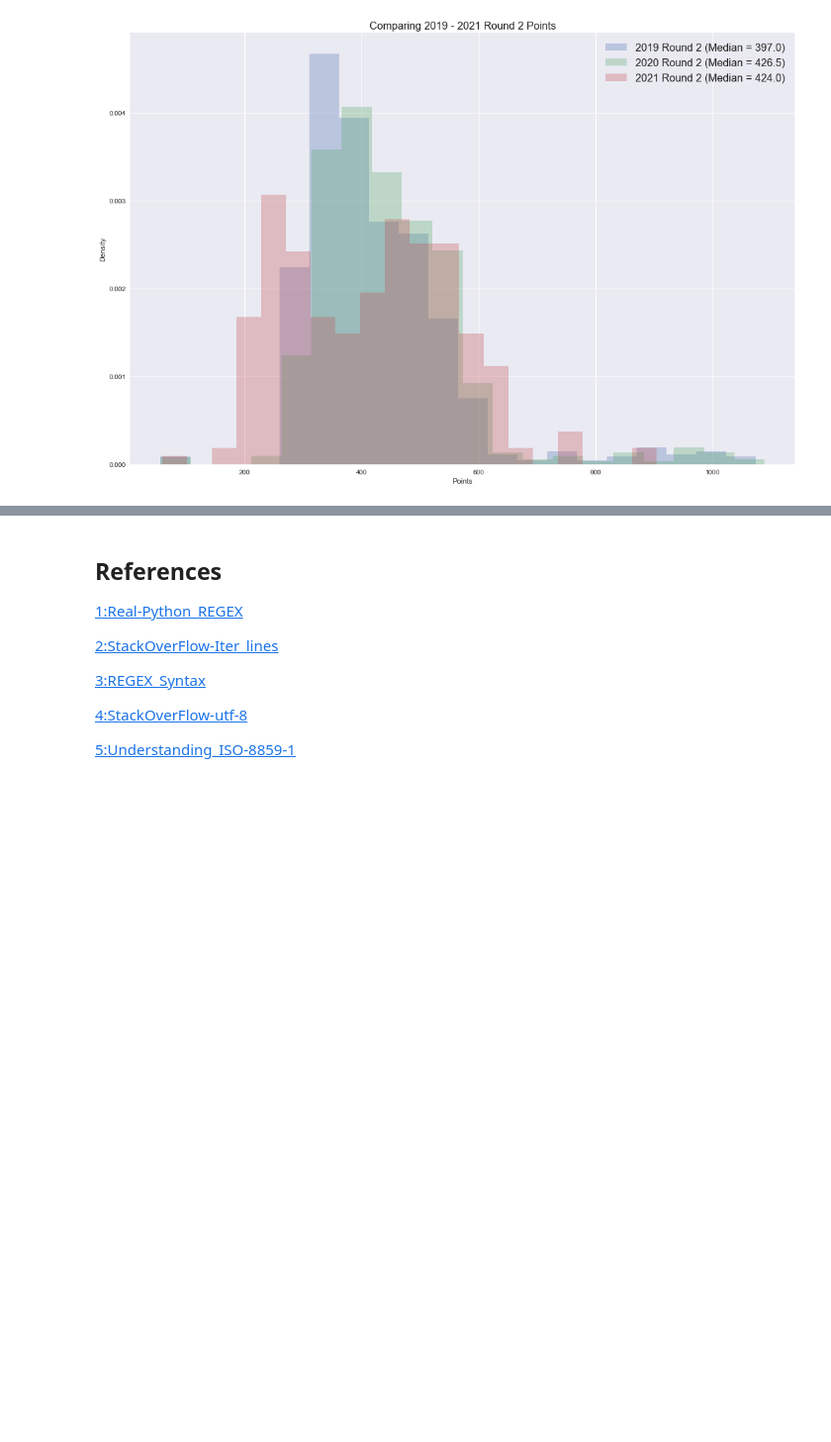
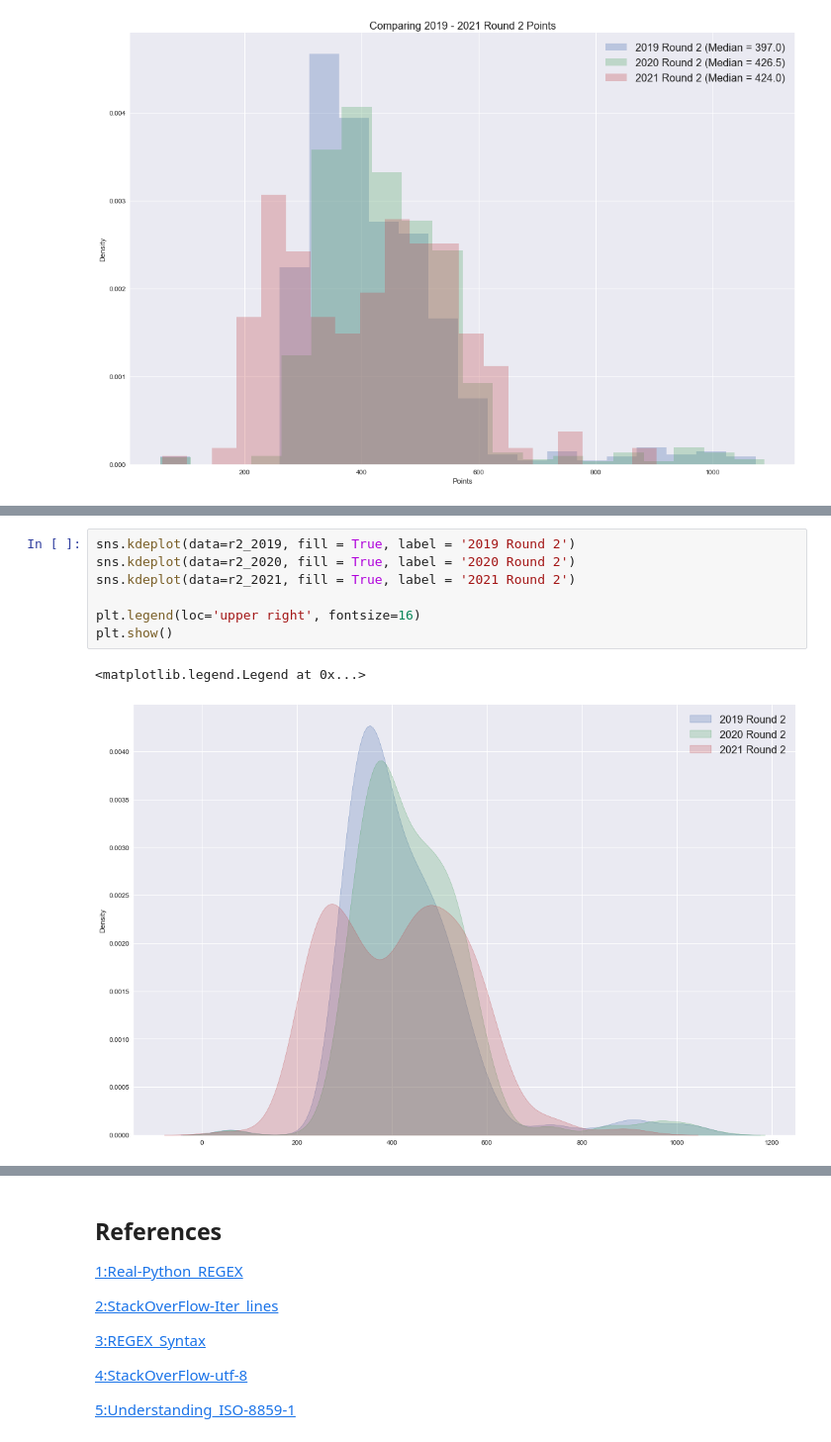
Before and after one commit to Sam-Tracey/Fundamentals-of-Data-Analysis, a Jupyter notebook: cao.ipynb, the cells around one changed output, grey strips where cells are left out. Shown at 99% size. Saved outputs shown, nothing was run; the diff lists cells and outputs as text; blank space fills up the shorter version.

```diff
--- a/cao.ipynb
+++ b/cao.ipynb
@@ -630,0 +658,10 @@ plt.show()
+# %%
+sns.kdeplot(data=r2_2019, fill = True, label = '2019 Round 2')
+sns.kdeplot(data=r2_2020, fill = True, label = '2020 Round 2')
+sns.kdeplot(data=r2_2021, fill = True, label = '2021 Round 2')
+
+plt.legend(loc='upper right', fontsize=16)
+plt.show()
+# %% [output]
+<matplotlib.legend.Legend at 0x...>
+[figure, added]
```
Also changed, not shown: parts of 11 cells of this notebook, 14 other files.
